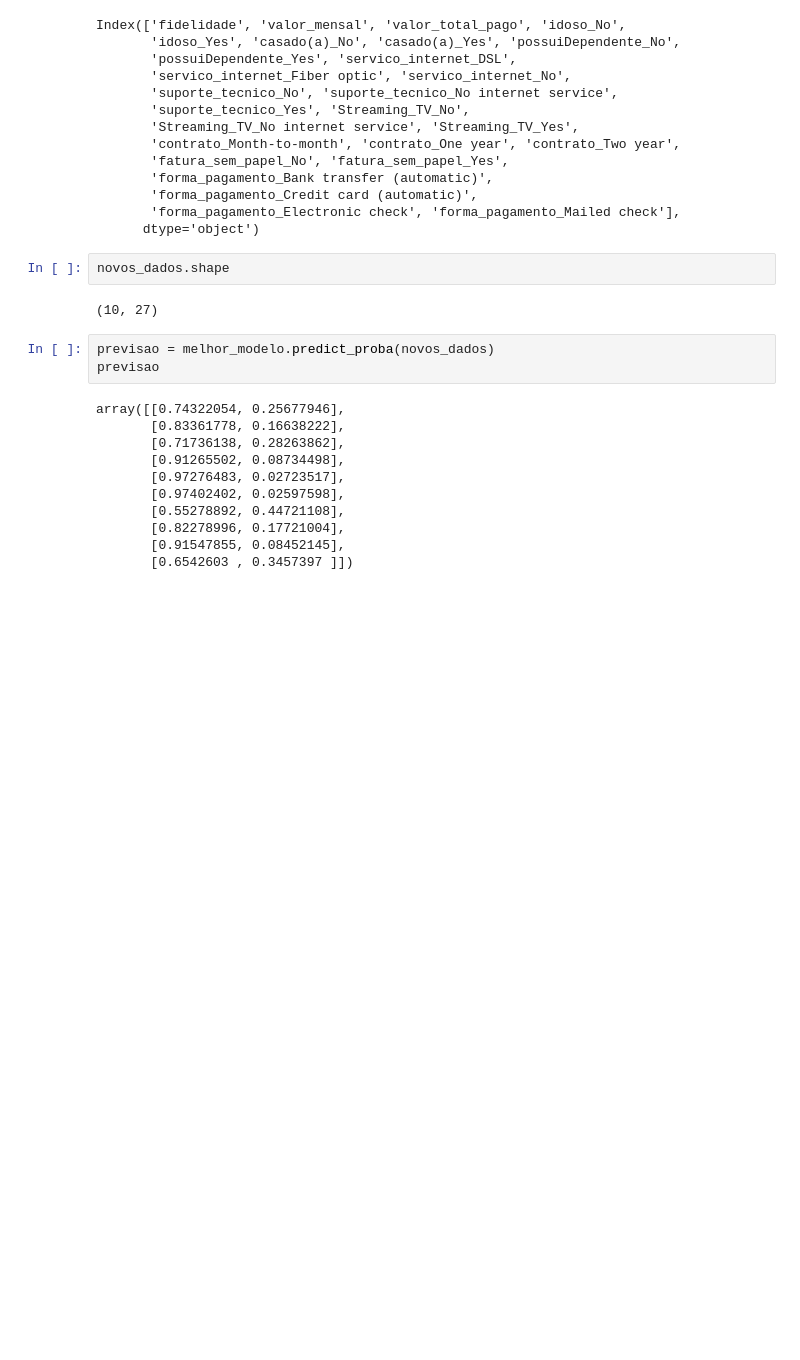
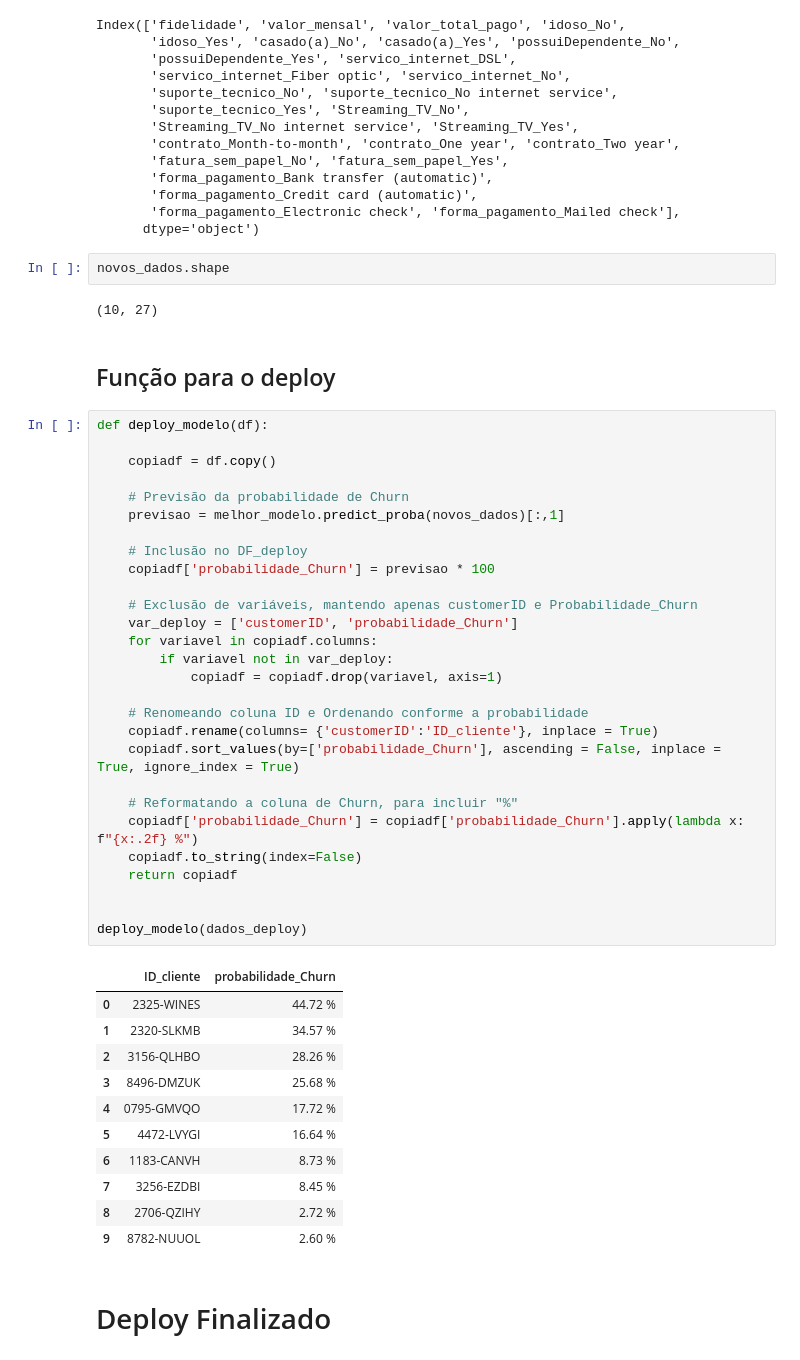
Before and after one commit to alyssonmontovanelli/analise_Previsao_Churn_teleComunicacoes, a Jupyter notebook: deploy/Deploy.ipynb, the cells around one changed output. Cells and saved outputs as stored; diff of their text form; blank space fills up the shorter version.

Commit message:
deploy finalizado

```diff
--- a/deploy/Deploy.ipynb
+++ b/deploy/Deploy.ipynb
@@ -190,17 +187,47 @@ Index(['fidelidade', 'valor_mensal', 'valor_total_pago', 'idoso_No',
 novos_dados.shape
 # %% [output]
 (10, 27)
-# %%
-previsao = melhor_modelo.predict_proba(novos_dados)
-previsao
-# %% [output]
-array([[0.74322054, 0.25677946],
-       [0.83361778, 0.16638222],
-       [0.71736138, 0.28263862],
-       [0.91265502, 0.08734498],
-       [0.97276483, 0.02723517],
-       [0.97402402, 0.02597598],
-       [0.55278892, 0.44721108],
-       [0.82278996, 0.17721004],
-       [0.91547855, 0.08452145],
-       [0.6542603 , 0.3457397 ]])
+# %% [markdown]
+## Função para o deploy
+# %%
+def deploy_modelo(df):
+
+    copiadf = df.copy()
+
+    # Previsão da probabilidade de Churn
+    previsao = melhor_modelo.predict_proba(novos_dados)[:,1]
+
+    # Inclusão no DF_deploy
+    copiadf['probabilidade_Churn'] = previsao * 100
+
+    # Exclusão de variáveis, mantendo apenas customerID e Probabilidade_Churn
+    var_deploy = ['customerID', 'probabilidade_Churn']
+    for variavel in copiadf.columns:
+        if variavel not in var_deploy:
+            copiadf = copiadf.drop(variavel, axis=1)
+
+    # Renomeando coluna ID e Ordenando conforme a probabilidade
+    copiadf.rename(columns= {'customerID':'ID_cliente'}, inplace = True)
+    copiadf.sort_values(by=['probabilidade_Churn'], ascending = False, inplace = True, ignore_index = True)
+
+    # Reformatando a coluna de Churn, para incluir "%"
+    copiadf['probabilidade_Churn'] = copiadf['probabilidade_Churn'].apply(lambda x: f"{x:.2f} %")
+    copiadf.to_string(index=False)
+    return copiadf
+
+
+deploy_modelo(dados_deploy)
+# %% [output]
+|  | ID_cliente | probabilidade_Churn |
+| 0 | 2325-WINES | 44.72 % |
+| 1 | 2320-SLKMB | 34.57 % |
+| 2 | 3156-QLHBO | 28.26 % |
+| 3 | 8496-DMZUK | 25.68 % |
+| 4 | 0795-GMVQO | 17.72 % |
+| 5 | 4472-LVYGI | 16.64 % |
+| 6 | 1183-CANVH | 8.73 % |
+| 7 | 3256-EZDBI | 8.45 % |
+| 8 | 2706-QZIHY | 2.72 % |
+| 9 | 8782-NUUOL | 2.60 % |
+# %% [markdown]
+# Deploy Finalizado
```
Also changed, not shown: parts of 4 cells of this notebook.
